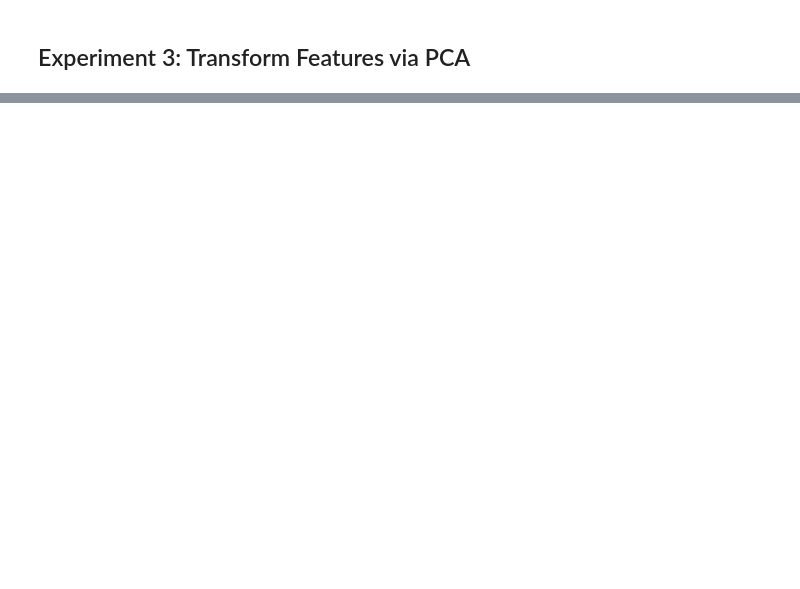
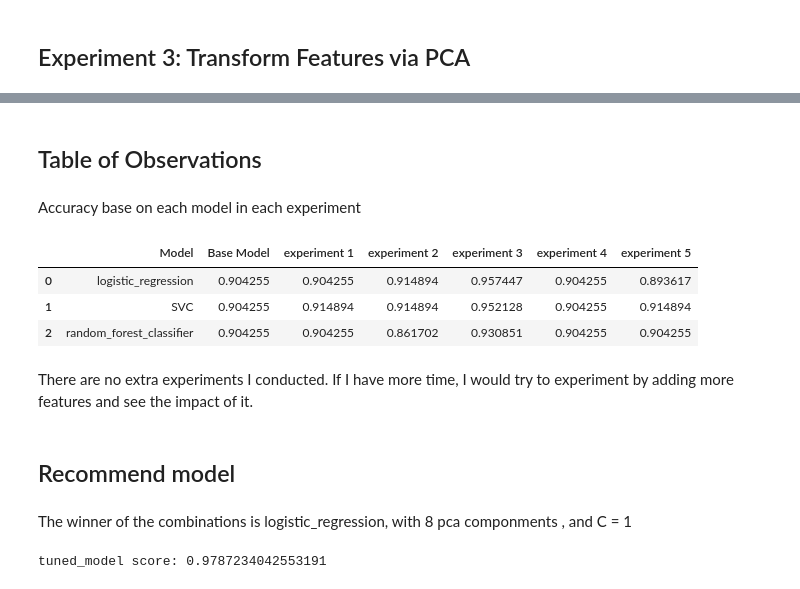
Before and after one commit to andrewlee-29/cancer_classifier, a Jupyter notebook: TrainModel.ipynb, the cells around one changed output, grey strips where cells are left out. Saved outputs shown, nothing was run; the diff lists cells and outputs as text; code cells hidden in the pictures; blank space fills up the shorter version.

```diff
--- a/TrainModel.ipynb
+++ b/TrainModel.ipynb
@@ -176,0 +258,31 @@ Experiment 5: Noisy Indicators
+# %% [markdown]
+## Table of Observations
+# %% [markdown]
+Accuracy base on each model in each experiment
+# %%
+all_model_accuracies_df
+# %% [output]
+|  | Model | Base Model | experiment 1 | experiment 2 | experiment 3 | experiment 4 | experiment 5 |
+| 0 | logistic_regression | 0.904255 | 0.904255 | 0.914894 | 0.957447 | 0.904255 | 0.893617 |
+| 1 | SVC | 0.904255 | 0.914894 | 0.914894 | 0.952128 | 0.904255 | 0.914894 |
+| 2 | random_forest_classifier | 0.904255 | 0.904255 | 0.861702 | 0.930851 | 0.904255 | 0.904255 |
+# %% [markdown]
+There are no extra experiments I conducted. If I have more time, I would try to experiment by adding more features and see the impact of it.
+# %% [markdown]
+## Recommend model
+# %% [markdown]
+The winner of the combinations is logistic_regression, with 8 pca componments , and C = 1
+# %%
+X, y = df.drop('diagnosis', axis=1), df[['diagnosis']]
+X_train, X_test, y_train, y_test  = train_test_split(X, y, test_size=0.33)
+tuned_model = Pipeline([
+    ('scaler', StandardScaler()),
+    ('pca', PCA(n_components=8)),
+    ('log', LogisticRegression(C=1))
+])
+
+tuned_model.fit(X_train,y_train.values.ravel())
+score = tuned_model.score(X_test, y_test)
+print("tuned_model score:", score)
+# %% [output]
+tuned_model score: 0.9787234042553191
```
Also changed, not shown: parts of 38 cells of this notebook, 1 other file.
